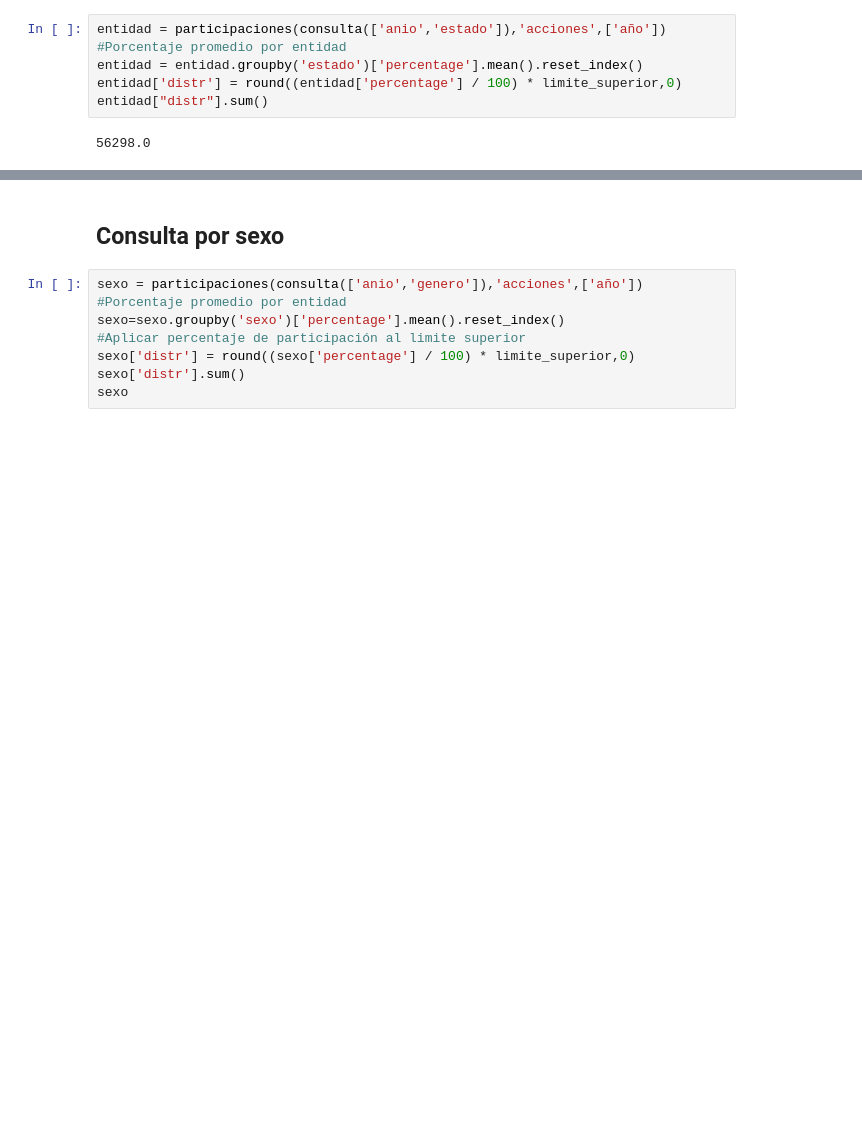
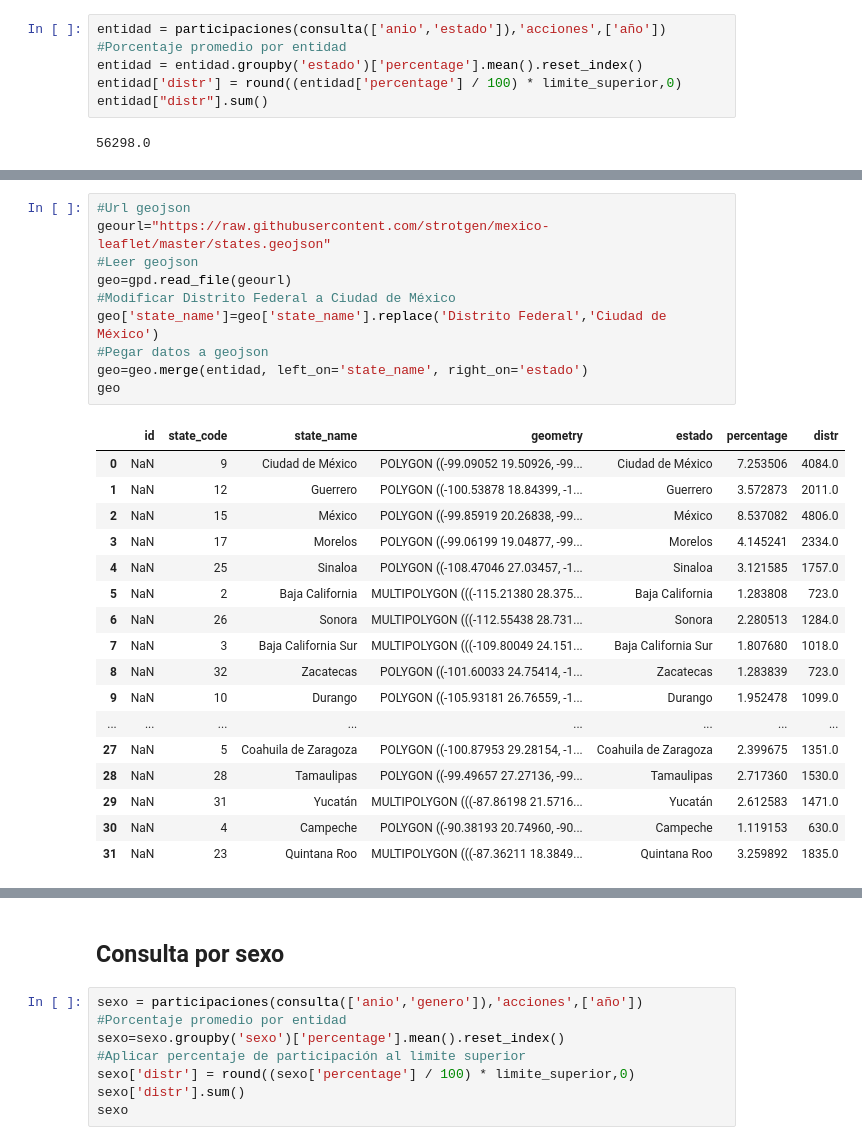
Before and after one commit to coordanalisis-sedatu/fovissste, a Jupyter notebook: prod_credito/prog_cred_fovissste.ipynb, the cells around one changed output, grey strips where cells are left out. Cells and saved outputs as stored; diff of their text form; blank space fills up the shorter version.

```diff
--- a/prod_credito/prog_cred_fovissste.ipynb
+++ b/prod_credito/prog_cred_fovissste.ipynb
@@ -102,0 +123,28 @@ entidad["distr"].sum()
+# %%
+#Url geojson
+geourl="https://raw.githubusercontent.com/strotgen/mexico-leaflet/master/states.geojson"
+#Leer geojson
+geo=gpd.read_file(geourl)
+#Modificar Distrito Federal a Ciudad de México
+geo['state_name']=geo['state_name'].replace('Distrito Federal','Ciudad de México')
+#Pegar datos a geojson
+geo=geo.merge(entidad, left_on='state_name', right_on='estado')
+geo
+# %% [output]
+|  | id | state_code | state_name | geometry | estado | percentage | distr |
+| 0 | NaN | 9 | Ciudad de México | POLYGON ((-99.09052 19.50926, -99... | Ciudad de México | 7.253506 | 4084.0 |
+| 1 | NaN | 12 | Guerrero | POLYGON ((-100.53878 18.84399, -1... | Guerrero | 3.572873 | 2011.0 |
+| 2 | NaN | 15 | México | POLYGON ((-99.85919 20.26838, -99... | México | 8.537082 | 4806.0 |
+| 3 | NaN | 17 | Morelos | POLYGON ((-99.06199 19.04877, -99... | Morelos | 4.145241 | 2334.0 |
+| 4 | NaN | 25 | Sinaloa | POLYGON ((-108.47046 27.03457, -1... | Sinaloa | 3.121585 | 1757.0 |
+| 5 | NaN | 2 | Baja California | MULTIPOLYGON (((-115.21380 28.375... | Baja California | 1.283808 | 723.0 |
+| 6 | NaN | 26 | Sonora | MULTIPOLYGON (((-112.55438 28.731... | Sonora | 2.280513 | 1284.0 |
+| 7 | NaN | 3 | Baja California Sur | MULTIPOLYGON (((-109.80049 24.151... | Baja California Sur | 1.807680 | 1018.0 |
+| 8 | NaN | 32 | Zacatecas | POLYGON ((-101.60033 24.75414, -1... | Zacatecas | 1.283839 | 723.0 |
+| 9 | NaN | 10 | Durango | POLYGON ((-105.93181 26.76559, -1... | Durango | 1.952478 | 1099.0 |
+| ... | ... | ... | ... | ... | ... | ... | ... |
+| 27 | NaN | 5 | Coahuila de Zaragoza | POLYGON ((-100.87953 29.28154, -1... | Coahuila de Zaragoza | 2.399675 | 1351.0 |
+| 28 | NaN | 28 | Tamaulipas | POLYGON ((-99.49657 27.27136, -99... | Tamaulipas | 2.717360 | 1530.0 |
+| 29 | NaN | 31 | Yucatán | MULTIPOLYGON (((-87.86198 21.5716... | Yucatán | 2.612583 | 1471.0 |
+| 30 | NaN | 4 | Campeche | POLYGON ((-90.38193 20.74960, -90... | Campeche | 1.119153 | 630.0 |
+| 31 | NaN | 23 | Quintana Roo | MULTIPOLYGON (((-87.36211 18.3849... | Quintana Roo | 3.259892 | 1835.0 |
```
Also changed, not shown: parts of 2 cells of this notebook.
